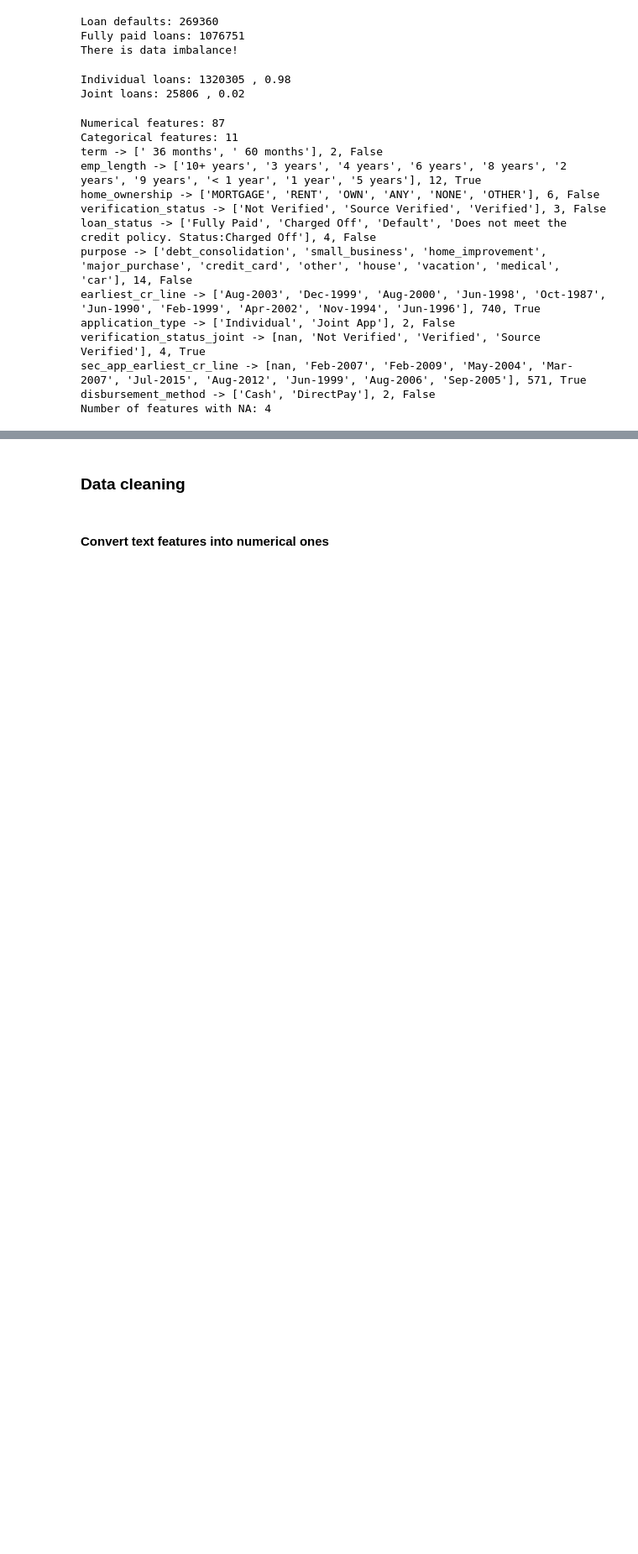
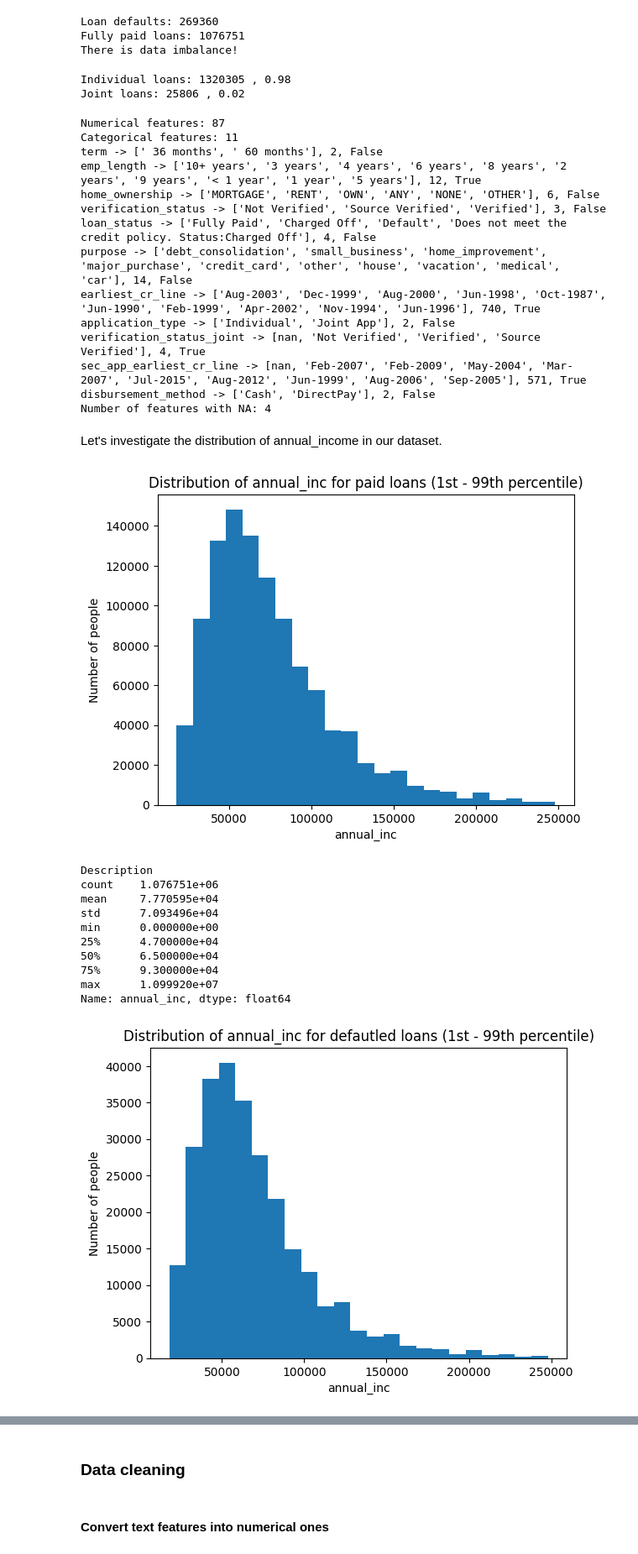
Before and after one commit to cakasa/eth-mas-ai-digital-technology-projects, a Jupyter notebook: loan-default/predicting_loan_default.ipynb, the cells around one changed output, grey strips where cells are left out. Shown: that part at 84% size. Cells and saved outputs as stored; diff of their text form; code cells hidden in the pictures; blank space fills up the shorter version.

```diff
--- a/loan-default/predicting_loan_default.ipynb
+++ b/loan-default/predicting_loan_default.ipynb
@@ -191,3 +191,34 @@ verification_status_joint -> [nan, 'Not Verified', 'Verified', 'Source Verified'
 sec_app_earliest_cr_line -> [nan, 'Feb-2007', 'Feb-2009', 'May-2004', 'Mar-2007', 'Jul-2015', 'Aug-2012', 'Jun-1999', 'Aug-2006', 'Sep-2005'], 571, True
 disbursement_method -> ['Cash', 'DirectPay'], 2, False
 Number of features with NA: 4
+# %% [markdown]
+Let's investigate the distribution of annual_income in our dataset.
+# %%
+def plot_distribution(df, attribute, typ, spacing):
+    per_1 = int(np.percentile(loans[attribute], 1))
+    per_99 = int(np.percentile(loans[attribute], 99))
+    bins = range(per_1, per_99, spacing)
+    plt.hist(df[attribute], bins=bins)
+    plt.title(f'Distribution of {attribute} for {typ} loans (1st - 99th percentile)')
+    plt.xlabel(attribute)
+    plt.ylabel('Number of people')
+    plt.show()
+
+    print("Description")
+    print(df[attribute].describe())
+
+plot_distribution(paid_loans, 'annual_inc', 'paid', 10_000)
+plot_distribution(default_loans, 'annual_inc', 'defautled', 10_000)
+# %% [output]
+[figure, added]
+Description
+count    1.076751e+06
+mean     7.770595e+04
+std      7.093496e+04
+min      0.000000e+00
+25%      4.700000e+04
+50%      6.500000e+04
+75%      9.300000e+04
+max      1.099920e+07
+Name: annual_inc, dtype: float64
+[figure, added]
```
Also changed, not shown: parts of 7 cells of this notebook.
